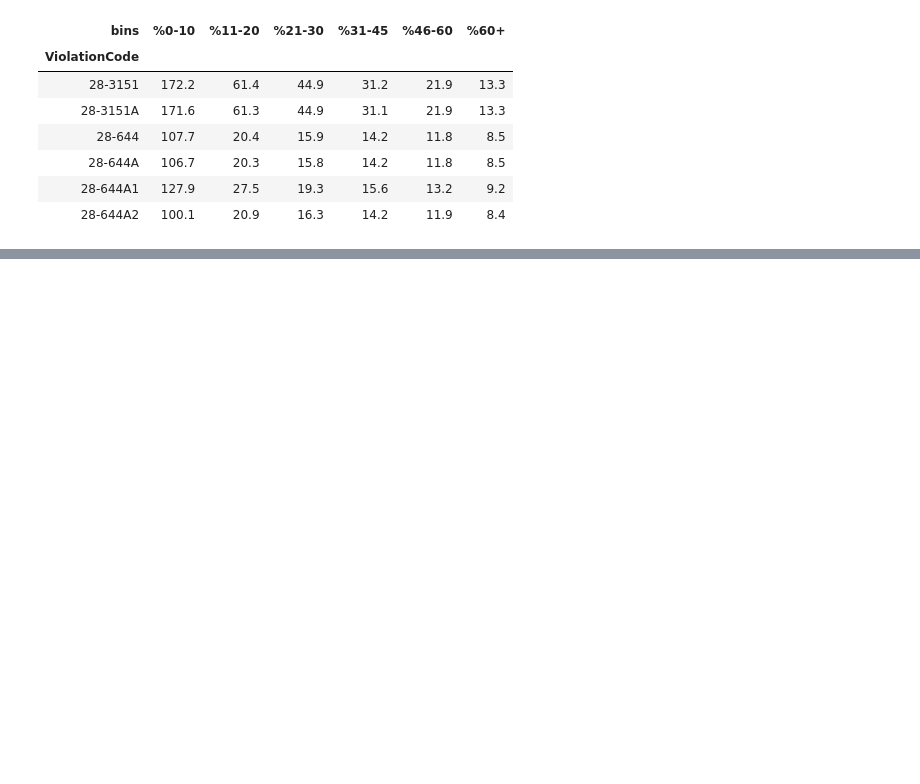
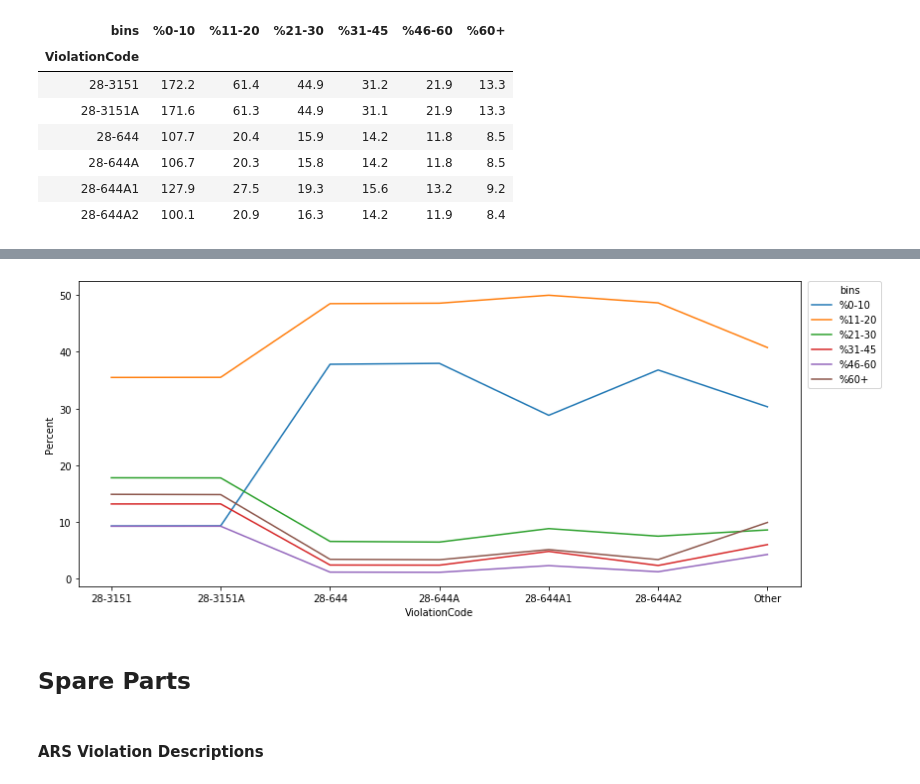
Before and after one commit to mrkjhsn/AZ-Traffic-Stop-Analysis, a Jupyter notebook: 2018_traffic_stop_analysis.ipynb, the cells around one changed output, grey strips where cells are left out. Saved outputs shown, nothing was run; the diff lists cells and outputs as text; code cells hidden in the pictures; blank space fills up the shorter version.

```diff
--- a/2018_traffic_stop_analysis.ipynb
+++ b/2018_traffic_stop_analysis.ipynb
@@ -473,0 +555,17 @@ pd.crosstab(total_v.ViolationCode, total_v.bins, values=total_v.time_delta_minut
+# %%
+fig, ax = plt.subplots(figsize=(12,5))
+
+sns.lineplot(x=pd.melt(violations_with_distributions.reset_index(), id_vars='ViolationCode').iloc[:,0],
+            y=pd.melt(violations_with_distributions.reset_index(), id_vars='ViolationCode').iloc[:,2],
+            hue=pd.melt(violations_with_distributions.reset_index(), id_vars='ViolationCode').iloc[:,1])
+
+plt.legend(bbox_to_anchor=(1.01, 1), loc=2, borderaxespad=0.)
+plt.ylabel('Percent')
+plt.savefig('visualizations/violations_with_bins2.png')
+plt.tight_layout();
+# %% [output]
+[figure, added]
+# %% [markdown]
+## Spare Parts
+# %% [markdown]
+#### ARS Violation Descriptions
```
Also changed, not shown: parts of 38 cells of this notebook.
